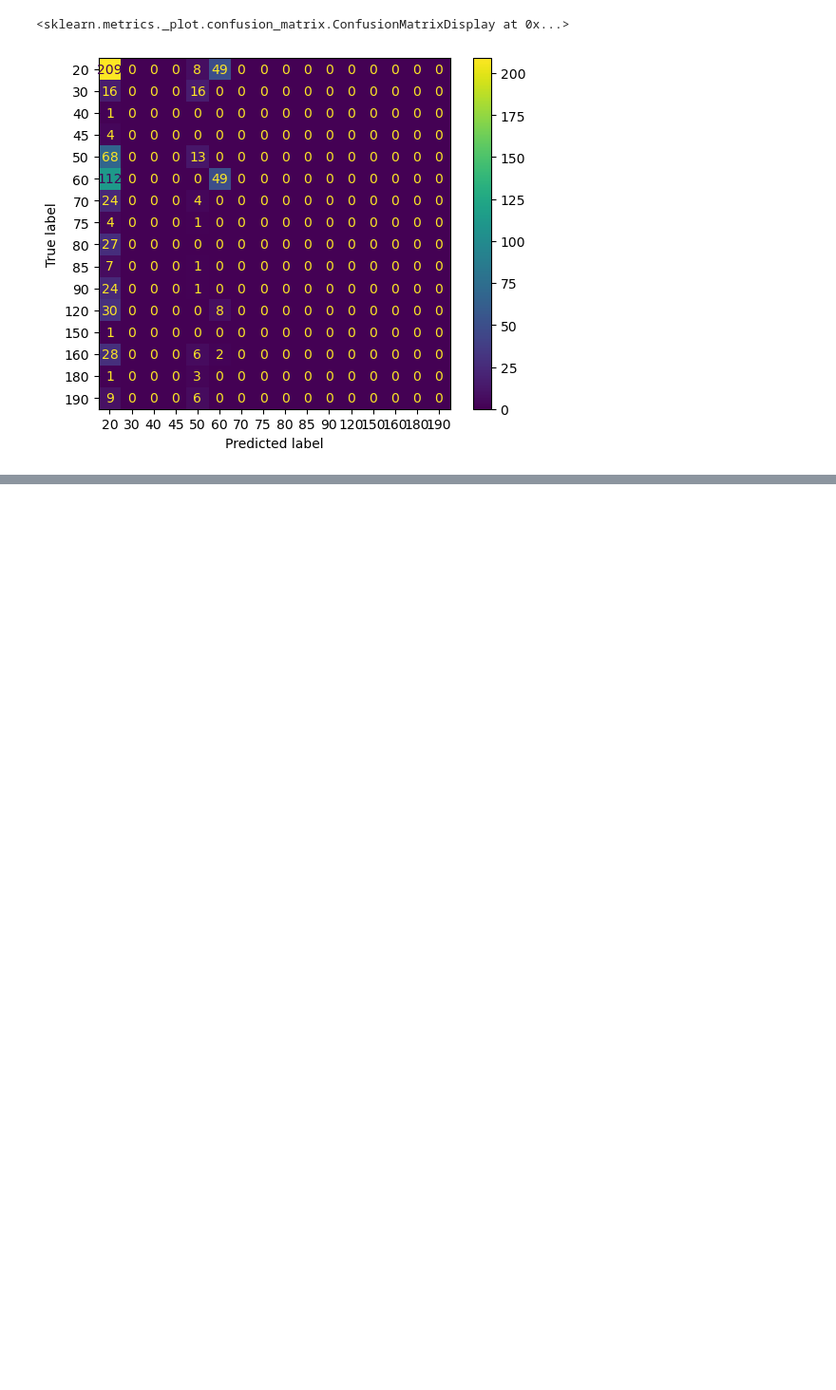
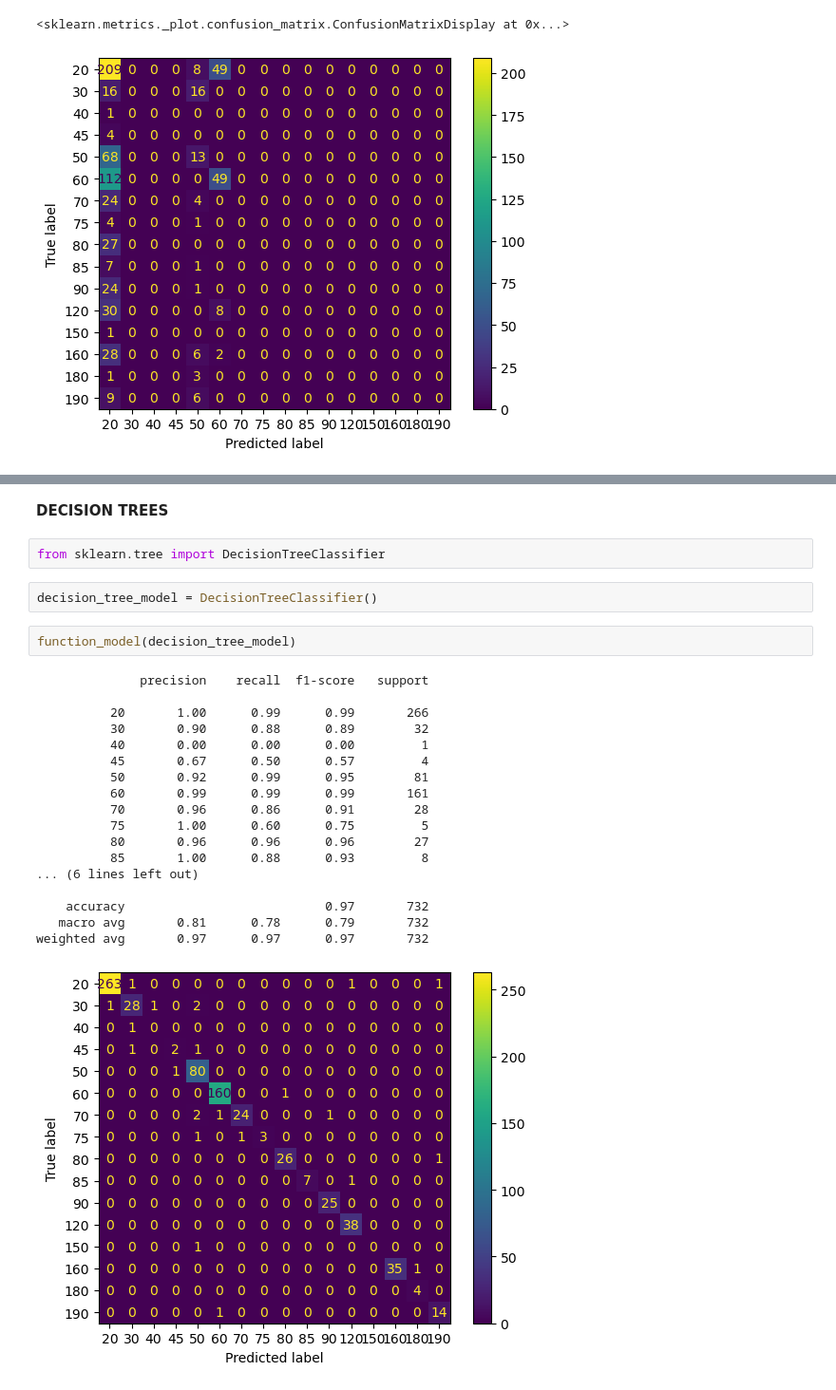
Before and after one commit to JovanTTT/House_Price_Prediction_-_Classification, a Jupyter notebook: House_Project_Classification_Model_Training.ipynb, the cells around one changed output, grey strips where cells are left out. Shown at 95% size. Drawn from its saved outputs; the diff is of its cells as text; blank space fills up the shorter version.

```diff
--- a/House_Project_Classification_Model_Training.ipynb
+++ b/House_Project_Classification_Model_Training.ipynb
@@ -105,0 +173,27 @@ def accuracy_function(model, preds):
+# %% [markdown]
+**DECISION TREES**
+# %%
+from sklearn.tree import DecisionTreeClassifier
+# %%
+decision_tree_model = DecisionTreeClassifier()
+# %%
+function_model(decision_tree_model)
+# %% [output]
+              precision    recall  f1-score   support
+
+          20       1.00      0.99      0.99       266
+          30       0.90      0.88      0.89        32
+          40       0.00      0.00      0.00         1
+          45       0.67      0.50      0.57         4
+          50       0.92      0.99      0.95        81
+          60       0.99      0.99      0.99       161
+          70       0.96      0.86      0.91        28
+          75       1.00      0.60      0.75         5
+          80       0.96      0.96      0.96        27
+          85       1.00      0.88      0.93         8
+... (6 lines left out)
+
+    accuracy                           0.97       732
+   macro avg       0.81      0.78      0.79       732
+weighted avg       0.97      0.97      0.97       732
+[figure, added]
```
Also changed, not shown: parts of 28 cells of this notebook.
